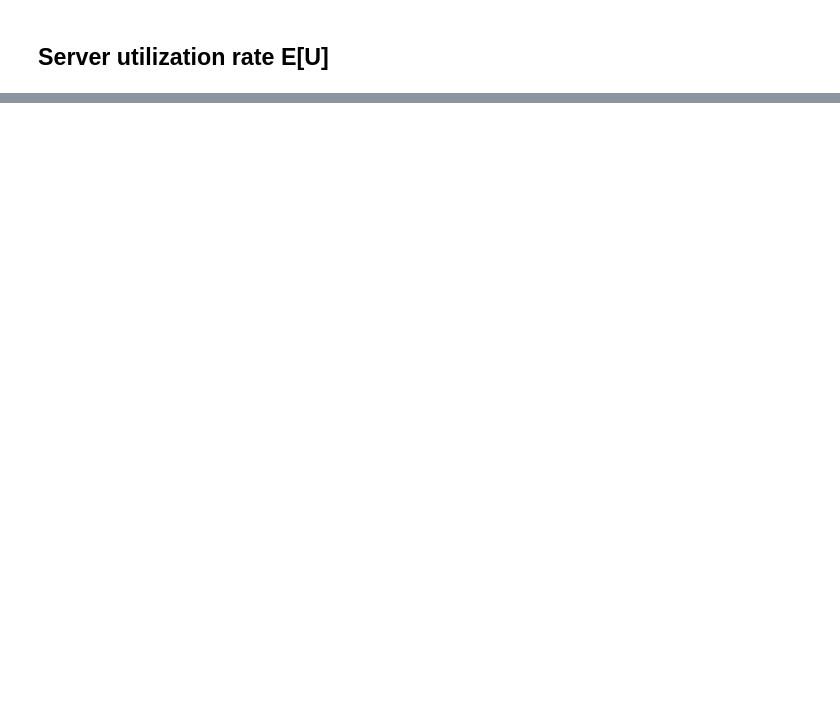
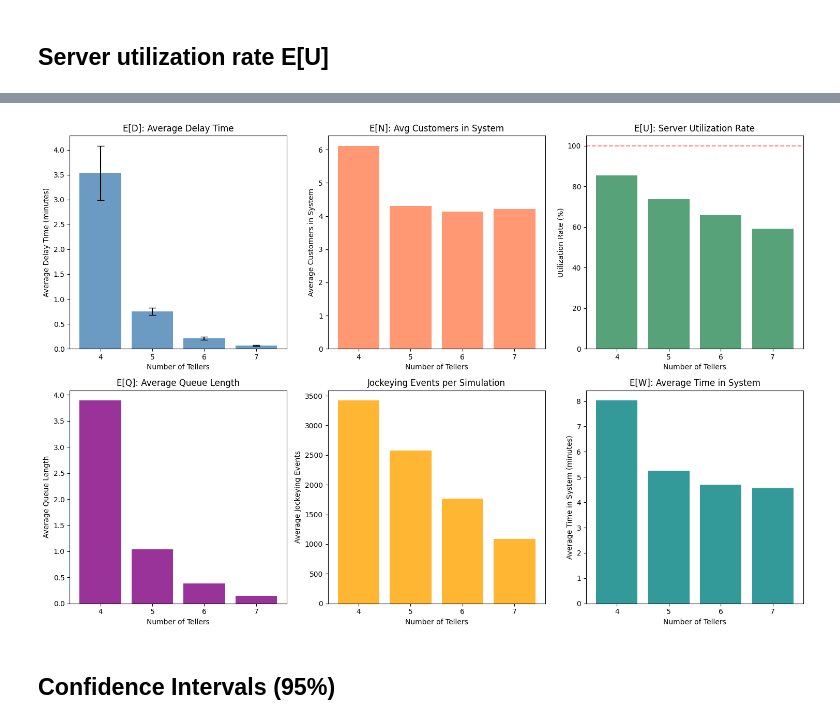
Before and after one commit to MarinCervinschi/ReinforcementLearningCourse, a Jupyter notebook: simulation/bank_jockeying.ipynb, the cells around one changed output, grey strips where cells are left out. Cells and saved outputs as stored; diff of their text form; code cells hidden in the pictures; blank space fills up the shorter version.

```diff
--- a/simulation/bank_jockeying.ipynb
+++ b/simulation/bank_jockeying.ipynb
@@ -358,5 +616,62 @@ print(f"Average Cashier queue length = {m:.2f} ± {moe:.2f}")
 # %%
-ro = 0.8  # true utilization rate (aka traffic intensity)
-true_average_queue_length = ro**2 / (1 - ro)
-print(f"Average Queue Length = {true_average_queue_length:.2f}")
-m - moe <= true_average_queue_length <= m + moe
+# Plot comparison charts
+fig, axes = plt.subplots(2, 3, figsize=(15, 10))
+
+# 1. Average Delay Time
+ax = axes[0, 0]
+x = summary_df.index
+ax.bar(x, summary_df["avg_delay_time"], color='steelblue', alpha=0.8)
+ax.errorbar(x, summary_df["avg_delay_time"], yerr=summary_df["avg_delay_time_std"],
+            fmt='none', color='black', capsize=5)
+ax.set_xlabel("Number of Tellers")
+ax.set_ylabel("Average Delay Time (minutes)")
+ax.set_title("E[D]: Average Delay Time")
+ax.set_xticks(x)
+
+# 2. Average Customers in System
+ax = axes[0, 1]
+ax.bar(x, summary_df["avg_customers_in_system"], color='coral', alpha=0.8)
+ax.set_xlabel("Number of Tellers")
+ax.set_ylabel("Average Customers in System")
+ax.set_title("E[N]: Avg Customers in System")
+ax.set_xticks(x)
+
+# 3. Server Utilization Rate
+ax = axes[0, 2]
+ax.bar(x, summary_df["avg_utilization"] * 100, color='seagreen', alpha=0.8)
+ax.set_xlabel("Number of Tellers")
+ax.set_ylabel("Utilization Rate (%)")
+ax.set_title("E[U]: Server Utilization Rate")
+ax.set_xticks(x)
+ax.axhline(y=100, color='red', linestyle='--', alpha=0.5, label='100%')
+
+# 4. Average Queue Length
+ax = axes[1, 0]
+ax.bar(x, summary_df["avg_queue_length"], color='purple', alpha=0.8)
+ax.set_xlabel("Number of Tellers")
+ax.set_ylabel("Average Queue Length")
+ax.set_title("E[Q]: Average Queue Length")
+ax.set_xticks(x)
+
+# 5. Jockeying Events
+ax = axes[1, 1]
+ax.bar(x, summary_df["avg_jockeying_count"], color='orange', alpha=0.8)
+ax.set_xlabel("Number of Tellers")
+ax.set_ylabel("Average Jockeying Events")
+ax.set_title("Jockeying Events per Simulation")
+ax.set_xticks(x)
+
+# 6. Time in System
+ax = axes[1, 2]
+ax.bar(x, summary_df["avg_time_in_system"], color='teal', alpha=0.8)
+ax.set_xlabel("Number of Tellers")
+ax.set_ylabel("Average Time in System (minutes)")
+ax.set_title("E[W]: Average Time in System")
+ax.set_xticks(x)
+
+plt.tight_layout()
+plt.show()
+# %% [output]
+[figure, added]
+# %% [markdown]
+## Confidence Intervals (95%)
```
Also changed, not shown: parts of 14 cells of this notebook, 3 other files.
